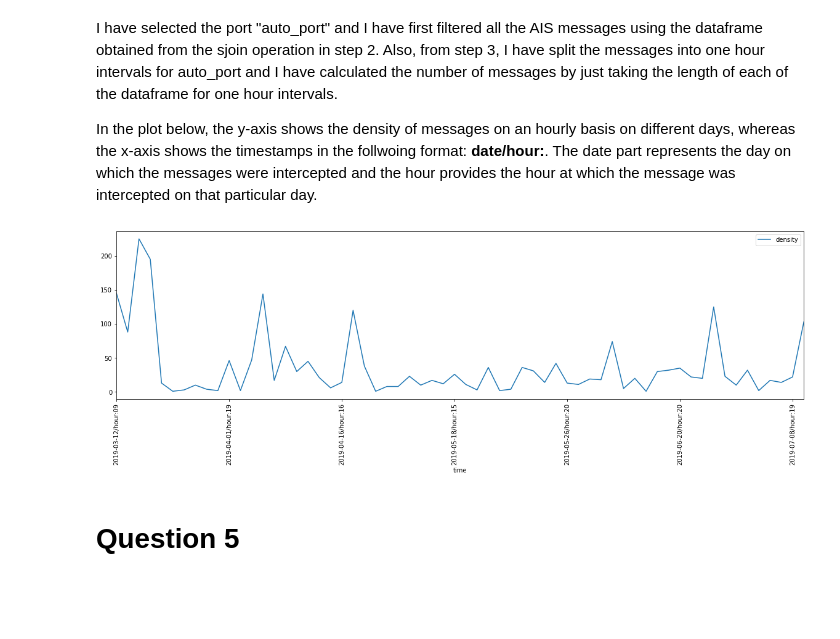
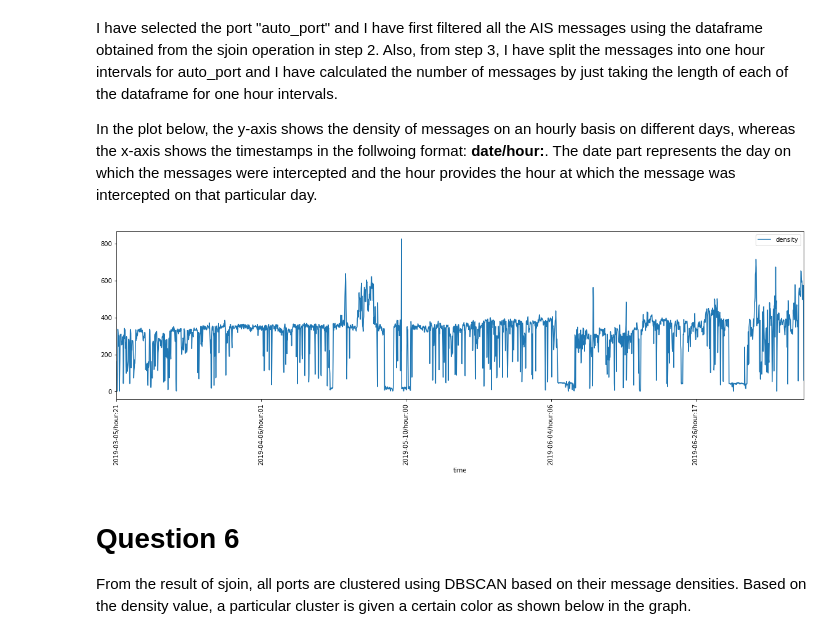
Before and after one commit to sudarshan19943/data_science_assignments, a Jupyter notebook: Assignment3/Assignment3.ipynb, the cells around one changed output. Saved outputs shown, nothing was run; the diff lists cells and outputs as text; code cells hidden in the pictures; blank space fills up the shorter version.

Commit message:
question 6 done

```diff
--- a/Assignment3/Assignment3.ipynb
+++ b/Assignment3/Assignment3.ipynb
@@ -162,19 +164,21 @@ I have selected the port "auto_port" and I have first filtered all the AIS messa
 
 In the plot below, the y-axis shows the density of messages on an hourly basis on different days, whereas the x-axis shows the timestamps in the follwoing format: <b>date/hour:</b>. The date part represents the day on which the messages were intercepted and the hour provides the hour at which the message was intercepted on that particular day.
 # %%
-auto_port = joinres[joinres['index_right'] == 'auto_port']
+port7 = joinres[joinres['index_right'] == 'port7']
 # %%
-date_obj = pd.to_datetime(auto_port['event_time'], utc=True)
-port_list_split_by_hour = [g for i,g in auto_port.groupby([date_obj.dt.date,date_obj.dt.hour])]
+date_obj = pd.to_datetime(port7['event_time'], utc=True)
+port_list_split_by_hour = [g for i,g in port7.groupby([date_obj.dt.date,date_obj.dt.hour])]
 density_plot = pd.DataFrame(columns = ['time', 'density'])
 for i in range(len(port_list_split_by_hour)):
     density_plot.at[i,'density'] = len(port_list_split_by_hour[i])
     density_plot.at[i,'time'] = port_list_split_by_hour[i]['event_time'].str.split('T').iloc[0][0] + "/hour:" + port_list_split_by_hour[i]['event_time'].str.split('T').iloc[0][1].split(':')[0]
 
 density_plot.plot(x='time', y='density', figsize=(20,5))
 plt.xticks(rotation=90)
 plt.show()
 # %% [output]
-[figure, old version]
+[figure, new version]
-# %% [markdown]
-# Question 5
+# %% [markdown]
+# Question 6
+
+From the result of sjoin, all ports are clustered using DBSCAN based on their message densities. Based on the density value, a particular cluster is given a certain color as shown below in the graph.
```
Also changed, not shown: parts of 6 cells of this notebook, 7 other files.
